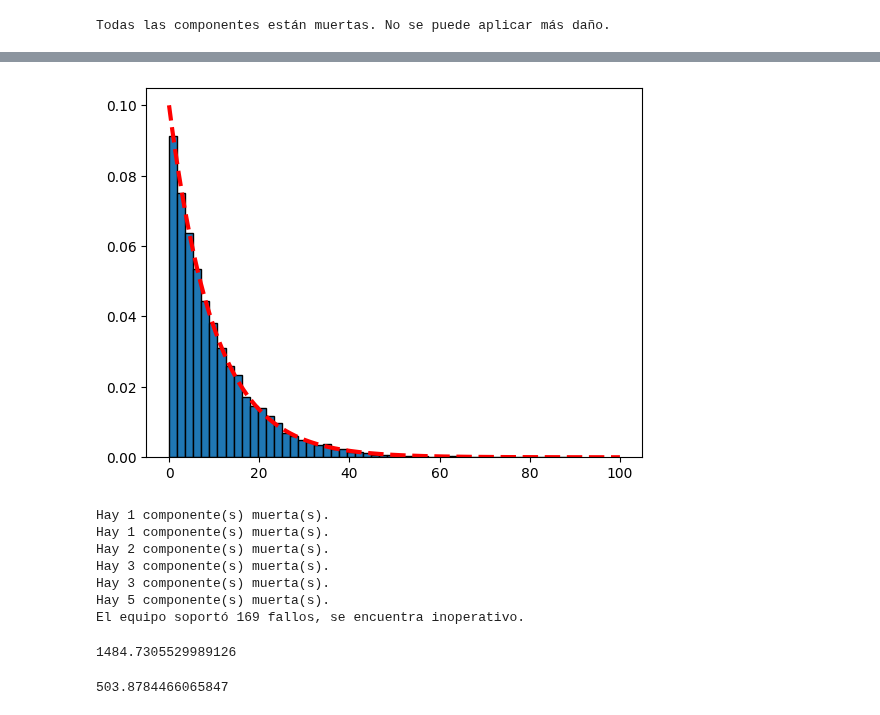
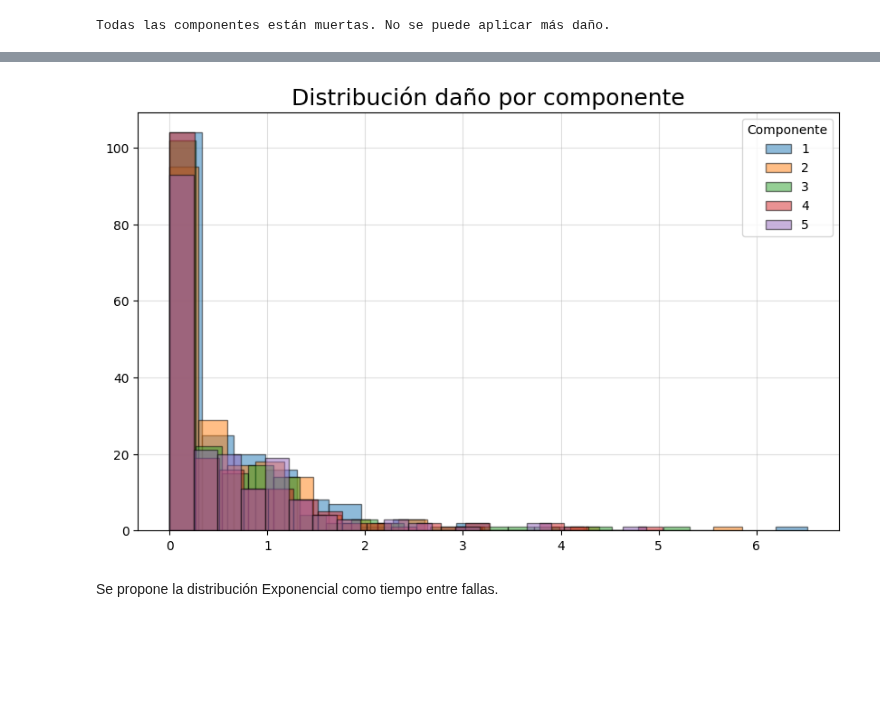
Before and after one commit to AlejandroVillazonG/MAT468, a Jupyter notebook: certamen/P4/p4.ipynb, the cells around one changed output, grey strips where cells are left out. Saved outputs shown, nothing was run; the diff lists cells and outputs as text; code cells hidden in the pictures; blank space fills up the shorter version.

```diff
--- a/certamen/P4/p4.ipynb
+++ b/certamen/P4/p4.ipynb
@@ -110,29 +124,13 @@ plt.hist([Interruptor().aplicar_dano(True)[0].sum() for _ in range(10_000)],
-# %%
-x = np.linspace(0,100,1_000)
-lamb = 10
-plt.hist(np.random.exponential(lamb, 10_000), bins = 50,
-         density = True, zorder = 0, edgecolor = 'k')
-plt.plot(x, np.exp(- x / lamb) / lamb, ls='--', lw=3, c='r');
-# %% [output]
-[figure, removed]
-# %%
-interruptor = Interruptor()
-tiempos = []
-while interruptor.verificar_vida():
-    tiempos.append(np.random.exponential(10))
-    interruptor.aplicar_dano()
-interruptor.cant_fallos()
-np.sum(tiempos)
-# %% [output]
-Hay 1 componente(s) muerta(s).
-Hay 1 componente(s) muerta(s).
-Hay 2 componente(s) muerta(s).
-Hay 3 componente(s) muerta(s).
-Hay 3 componente(s) muerta(s).
-Hay 5 componente(s) muerta(s).
-El equipo soportó 169 fallos, se encuentra inoperativo.
-1484.7305529989126
-# %%
-np.array(interruptor.dano_historial).sum()
-# %% [output]
-503.8784466065847
+# %%
+plt.figure(figsize=(10,6))
+for comp in range(5):
+    plt.hist(np.array(interruptor.dano_historial)[:,comp], label=f'{comp+1}',
+             bins=20, alpha=0.5, edgecolor='k', zorder=2)
+plt.legend(title='Componente')
+plt.title('Distribución daño por componente', size=18)
+plt.grid(alpha=0.4, zorder=1)
+plt.savefig(path+'P4_distr_danos_comp.png');
+# %% [output]
+[figure, added]
+# %% [markdown]
+Se propone la distribución Exponencial como tiempo entre fallas.
```
Also changed, not shown: parts of 36 cells of this notebook, 6 other files.
